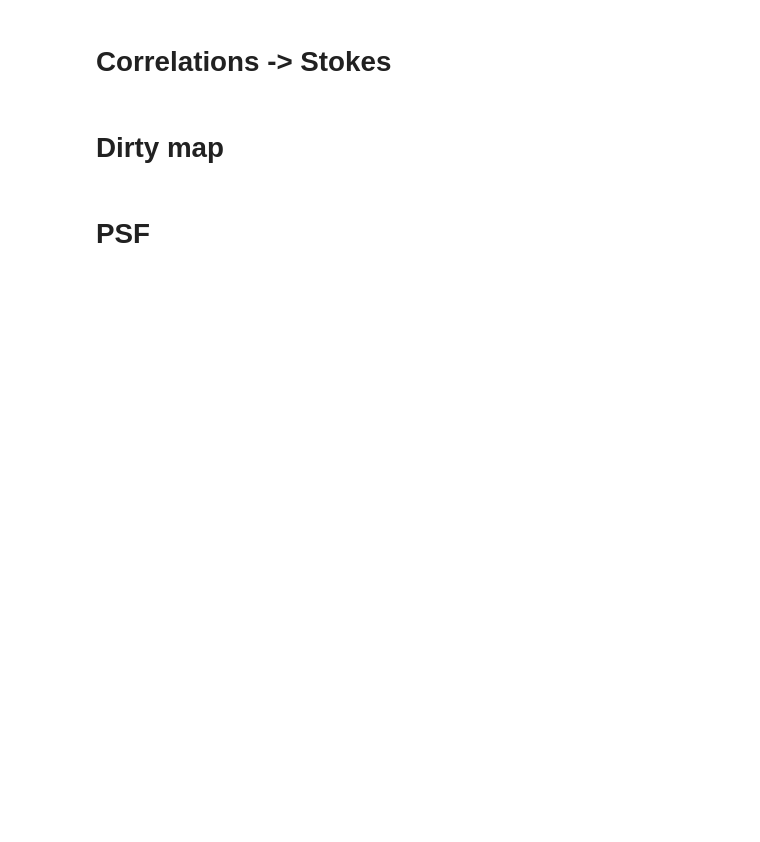
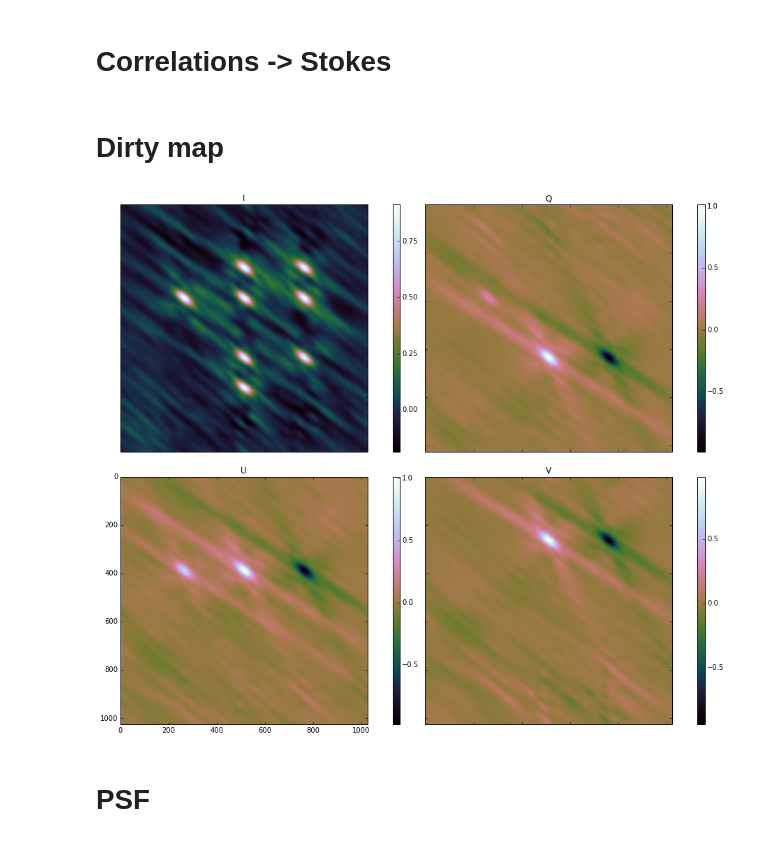
Before and after one commit to bennahugo/algorithm_notebooks, a Jupyter notebook: Polarization Clean in a bottle.ipynb, the cells around one changed output. Saved outputs shown, nothing was run; the diff lists cells and outputs as text; code cells hidden in the pictures; blank space fills up the shorter version.

```diff
--- a/Polarization Clean in a bottle.ipynb
+++ b/Polarization Clean in a bottle.ipynb
@@ -388,29 +392,31 @@ V_PSF /= np.max(V_PSF)
 # %%
 F = plt.figure(1,(15,15))
 grid = ImageGrid(F, 111,  # similar to subplot(111)
                 nrows_ncols=(2, 2),
                 direction="row",
                 axes_pad=0.5,
                 add_all=True,
                 label_mode="1",
                 share_all=True,
                 cbar_location="right",
                 cbar_mode="each",
                 cbar_size="3%")
 
 grid[0].set_title("I")
-im = grid[0].imshow(I, origin="lower", interpolation="nearest", cmap="cubehelix")
+im = grid[0].imshow(I, interpolation="nearest", cmap="cubehelix")
 grid[0].cax.colorbar(im)
 grid[1].set_title("Q")
-im = grid[1].imshow(Q, origin="lower", interpolation="nearest", cmap="cubehelix")
+im = grid[1].imshow(Q, interpolation="nearest", cmap="cubehelix")
 grid[1].cax.colorbar(im)
 grid[2].set_title("U")
-im = grid[2].imshow(U, origin="lower", interpolation="nearest", cmap="cubehelix")
+im = grid[2].imshow(U, interpolation="nearest", cmap="cubehelix")
 grid[2].cax.colorbar(im)
 grid[3].set_title("V")
-im = grid[3].imshow(V, origin="lower", interpolation="nearest", cmap="cubehelix")
+im = grid[3].imshow(V, interpolation="nearest", cmap="cubehelix")
 grid[3].cax.colorbar(im)
 plt.show()
+# %% [output]
+[figure, added]
 # %% [markdown]
 # PSF
 # %%
```
Also changed, not shown: parts of 13 cells of this notebook.
